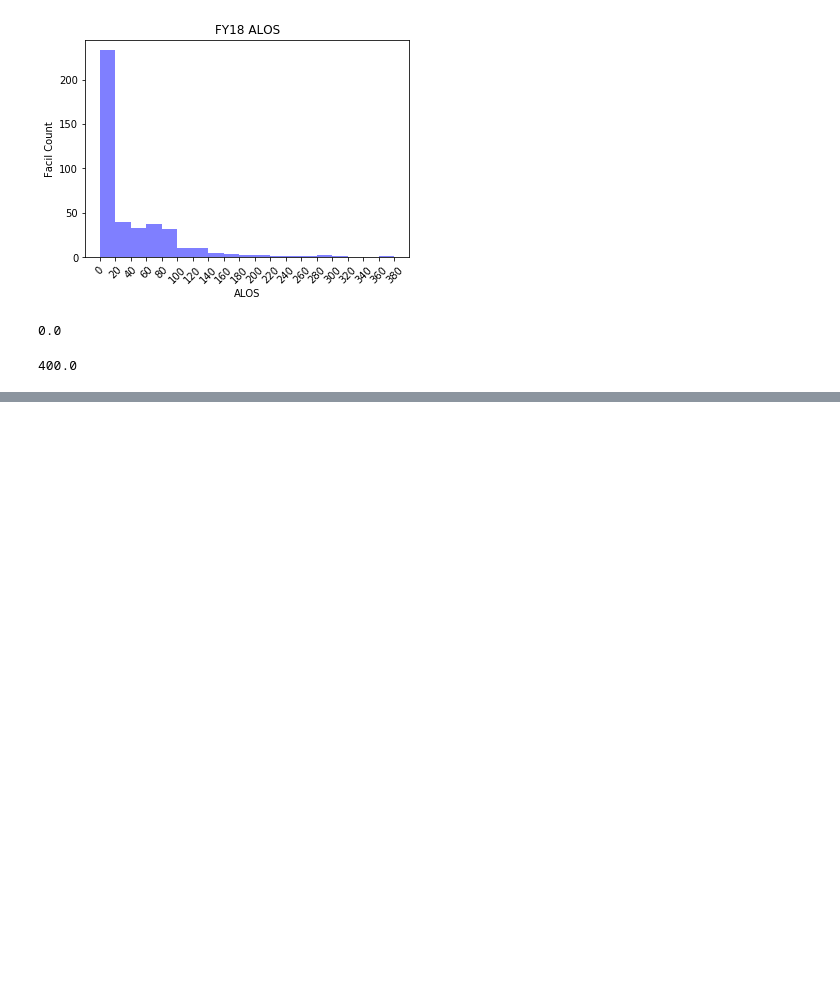
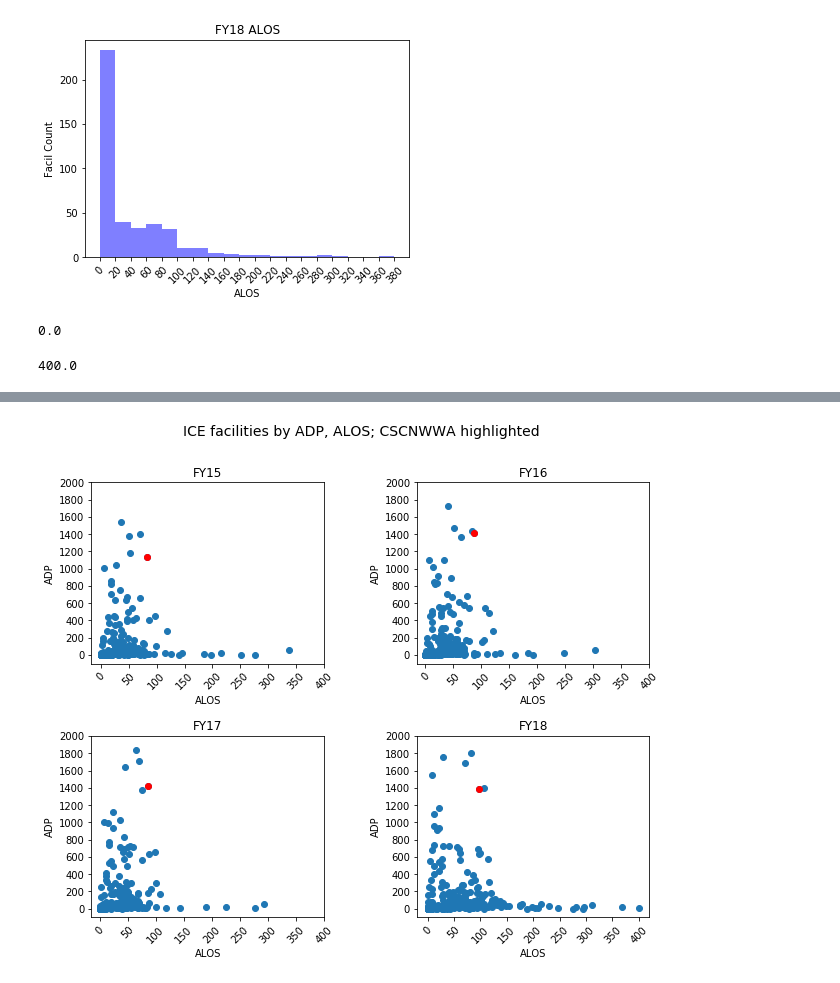
Before and after one commit to UWCHR/ice-facilities, a Jupyter notebook: analyze/note/facil_alos_hist.ipynb, the cells around one changed output, grey strips where cells are left out. Cells and saved outputs as stored; diff of their text form; code cells hidden in the pictures; blank space fills up the shorter version.

```diff
--- a/analyze/note/facil_alos_hist.ipynb
+++ b/analyze/note/facil_alos_hist.ipynb
@@ -154,0 +178,24 @@ plt.show()
+# %%
+fig = plt.figure(figsize=(10,8))
+i = 0
+for fy in fys:
+    adp_col = f'{fy} ADP'
+    alos_col = f'{fy} ALOS'
+    ax=plt.subplot(2,2,i+1)
+    i = i+1
+
+    plt.scatter(x=alos_col, y=adp_col, data=data)
+    plt.scatter(x=alos_col, y=adp_col, c='r', data=data.set_index('DETLOC').loc[target_facil])
+
+    plt.xlabel('ALOS')
+    plt.xticks(np.arange(0, 450, step=50), rotation=45)
+    plt.ylabel('ADP')
+    plt.yticks(np.arange(0, 2001, step=200))
+    plt.ylim(-100, 2000)
+    plt.title(f'{fy}')
+
+plt.suptitle(f'ICE facilities by ADP, ALOS; {target_facil} highlighted', fontsize=14)
+plt.subplots_adjust(wspace=.4, hspace=.4)
+plt.show;
+# %% [output]
+[figure, added]
```
Also changed, not shown: parts of 7 cells of this notebook.
